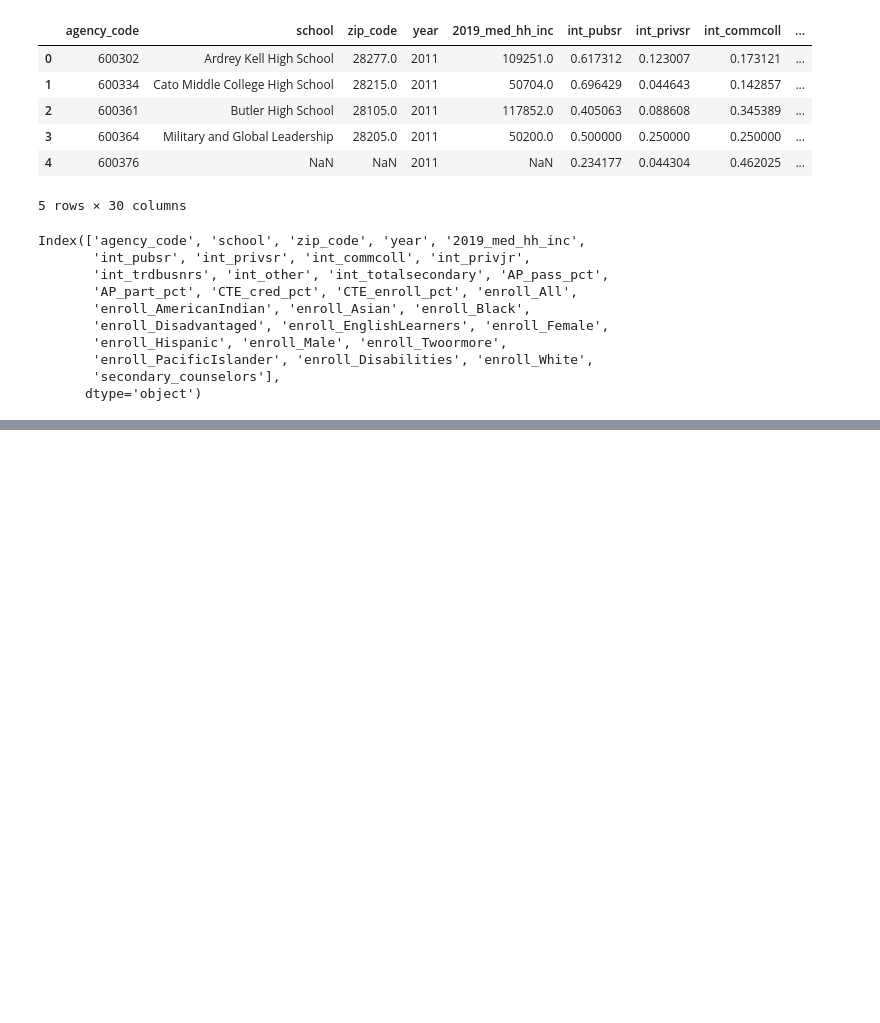
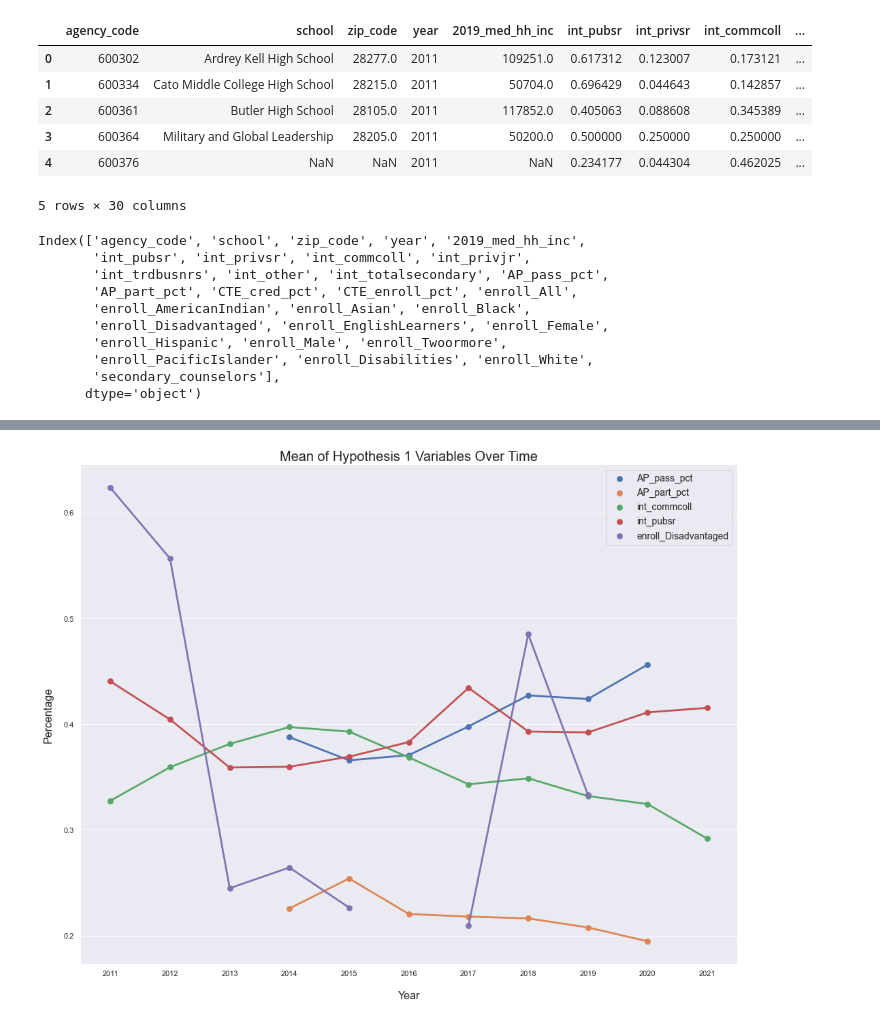
Before and after one commit to codypscott/DTSC4301, a Jupyter notebook: DataExploration.ipynb, the cells around one changed output, grey strips where cells are left out. Cells and saved outputs as stored; diff of their text form; code cells hidden in the pictures; blank space fills up the shorter version.

```diff
--- a/DataExploration.ipynb
+++ b/DataExploration.ipynb
@@ -147,0 +131,19 @@ plt.savefig('school_income.png', bbox_inches='tight')
+# %%
+## variables change overtime by hypothesis
+
+h1_line_data = full_data[['year', 'AP_pass_pct', 'AP_part_pct', 'int_commcoll',
+       'int_pubsr', 'enroll_Disadvantaged']]
+h1_line_data = h1_line_data.groupby('year', as_index=False).mean()
+
+
+h1_line_melt = h1_line_data.melt('year', var_name='Variables', value_name='Values')
+
+
+s = sns.catplot(x="year", y="Values", hue='Variables', data=h1_line_melt, kind='point', legend=False, height=11, aspect=1.3)
+plt.legend(loc='best', fontsize='14')
+plt.title(label='Mean of Hypothesis 1 Variables Over Time', size='20')
+s.set_ylabels('Percentage', size='16', labelpad=15)
+s.set_xlabels('Year', size='16', labelpad=20)
+plt.savefig('hypothesis1_variables.png', bbox_inches='tight')
+# %% [output]
+[figure, added]
```
Also changed, not shown: parts of 6 cells of this notebook, 16 other files.
